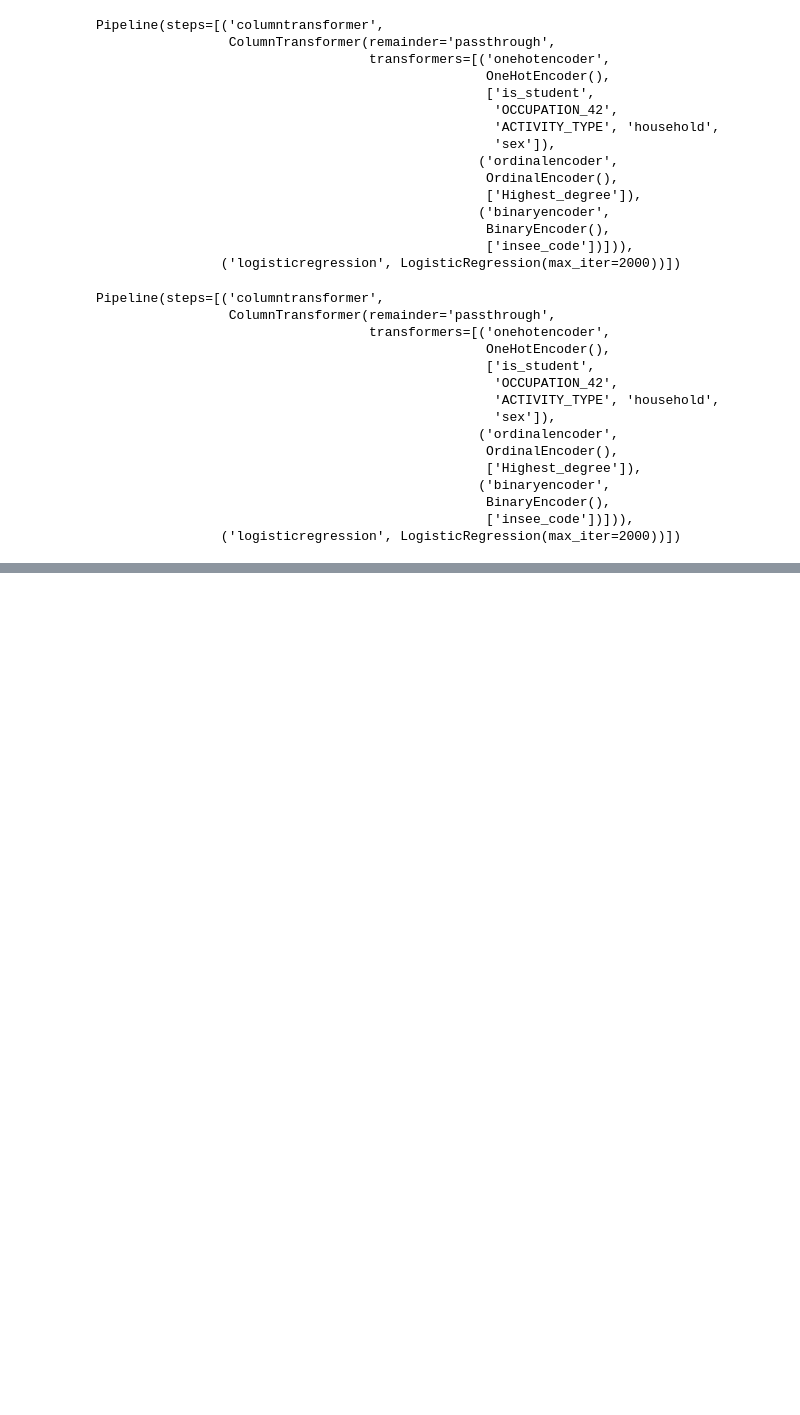
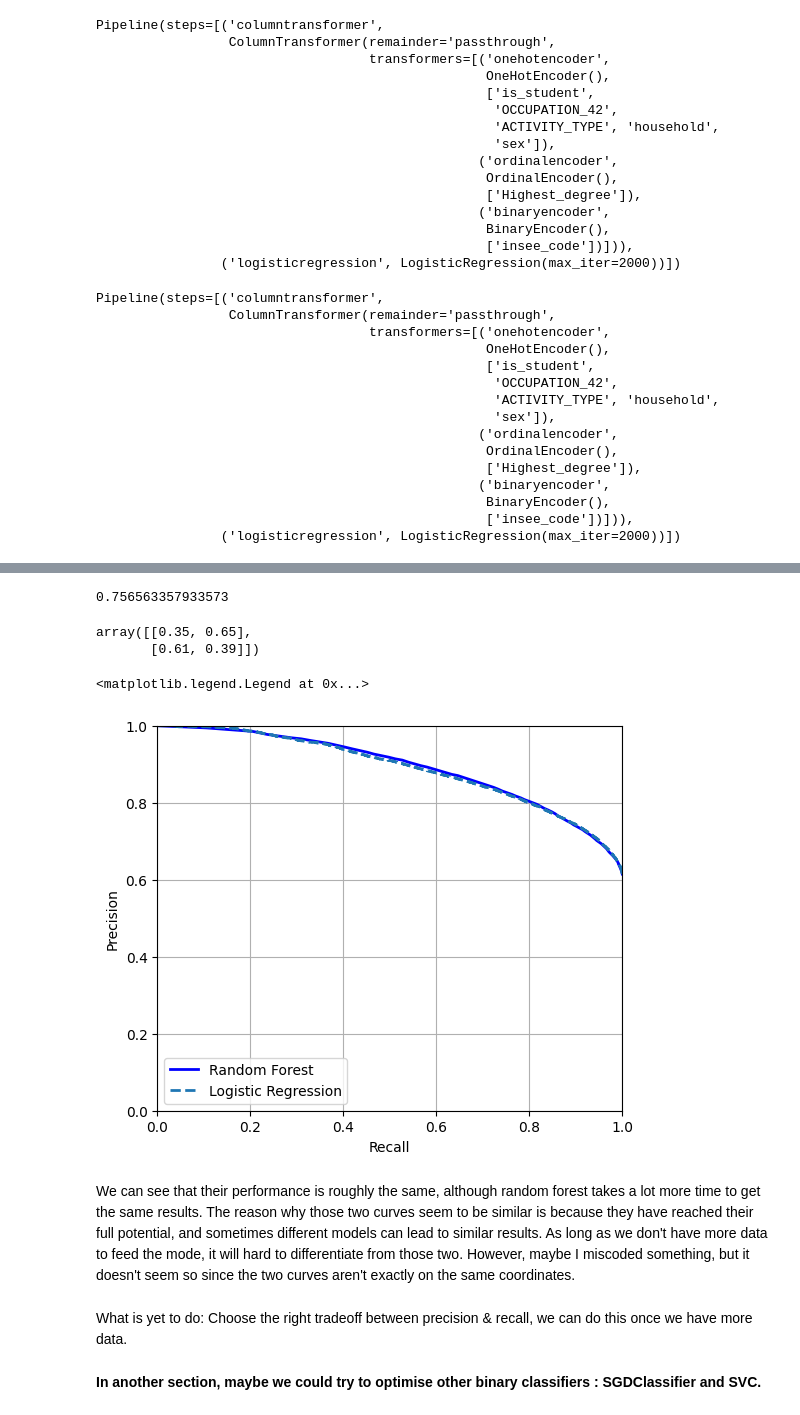
Before and after one commit to RayNCode/code_collab, a Jupyter notebook: ML-2-Model.ipynb, the cells around one changed output, grey strips where cells are left out. Saved outputs shown, nothing was run; the diff lists cells and outputs as text; code cells hidden in the pictures; blank space fills up the shorter version.

```diff
--- a/ML-2-Model.ipynb
+++ b/ML-2-Model.ipynb
@@ -171,0 +200,6 @@ plt.show()
+# %%
+from sklearn.ensemble import RandomForestClassifier
+forest_clf = RandomForestClassifier(random_state=0)
+pipe = make_pipeline(preprocessing, forest_clf)
+# %%
+pipe.fit(X_train, y_train)
@@ -171,0 +223,38 @@ plt.show()
+# %%
+cross_val_score(pipe, X_train, y_train, cv=3, scoring="accuracy").mean()
+# %% [output]
+0.756563357933573
+# %%
+y_probas_forest = cross_val_predict(pipe, X_train, y_train, cv=3, method="predict_proba")
+# %%
+y_probas_forest[:2]
+# %% [output]
+array([[0.35, 0.65],
+       [0.61, 0.39]])
+# %%
+y_scores_forest = y_probas_forest[:, 1]
+precisions_forest, recalls_forest, thresholds_forest = precision_recall_curve(
+    y_train, y_scores_forest)
+# %%
+plt.figure(figsize=(6, 5))
+
+plt.plot(recalls_forest, precisions_forest, "b-", linewidth=2,
+         label="Random Forest")
+plt.plot(recalls, precisions, "--", linewidth=2, label="Logistic Regression")
+
+# extra code – just beautifies and saves Figure 3–8
+plt.xlabel("Recall")
+plt.ylabel("Precision")
+plt.axis([0, 1, 0, 1])
+plt.grid()
+plt.legend(loc="lower left")
+# %% [output]
+<matplotlib.legend.Legend at 0x...>
+[figure, added]
+# %% [markdown]
+We can see that their performance is roughly the same, although random forest takes a lot more time to get the same results. The reason why those two curves seem to be similar is because they have reached their full potential, and sometimes different models can lead to similar results. As long as we don't have more data to feed the mode, it will hard to differentiate from those two. However, maybe I miscoded something, but it doesn't seem so since the two curves aren't exactly on the same coordinates.
+# %% [markdown]
+What is yet to do:
+Choose the right tradeoff between precision & recall, we can do this once we have more data.
+# %% [markdown]
+**In another section, maybe we could try to optimise other binary classifiers : SGDClassifier and SVC.**
```
Also changed, not shown: parts of 15 cells of this notebook.
